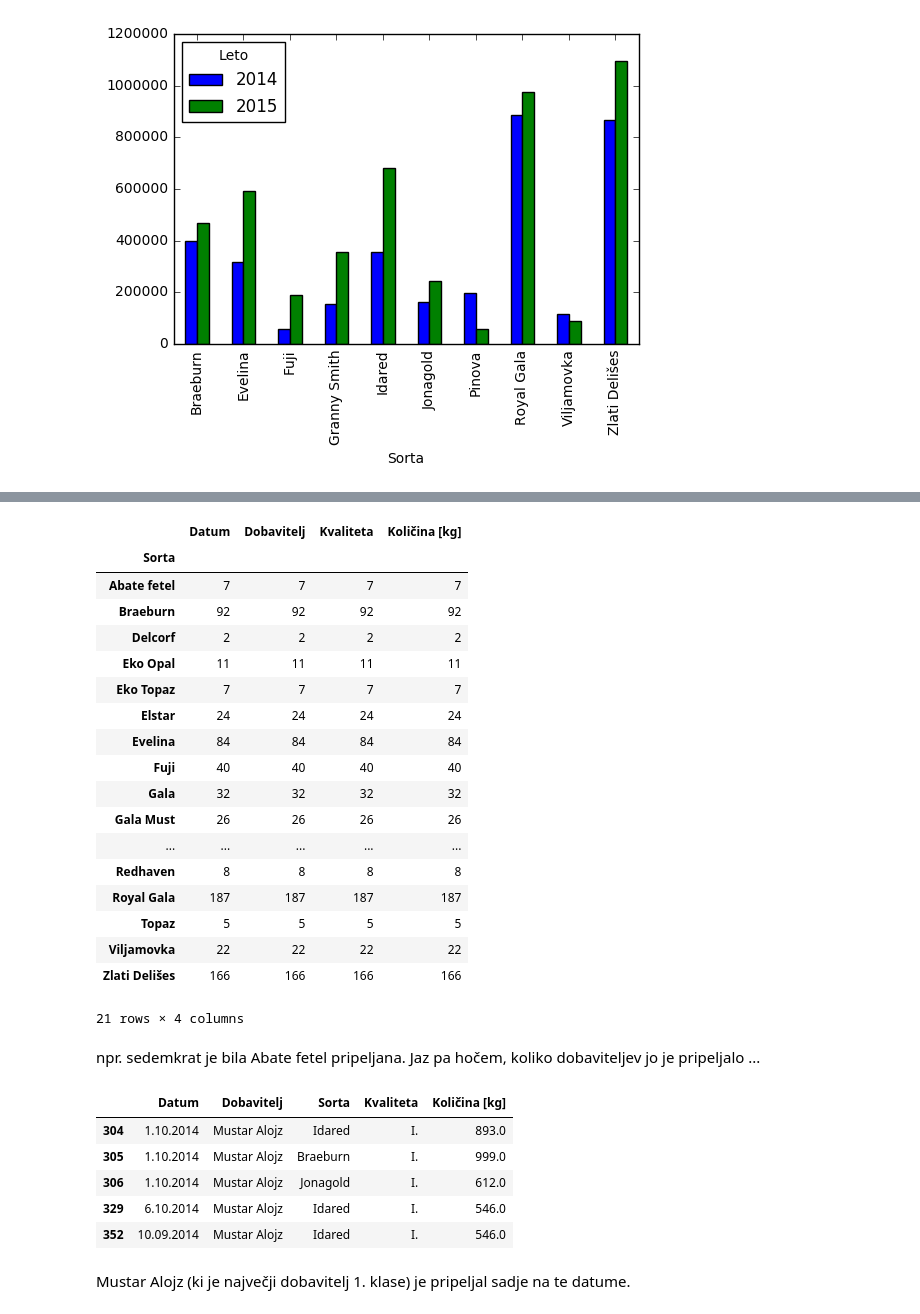
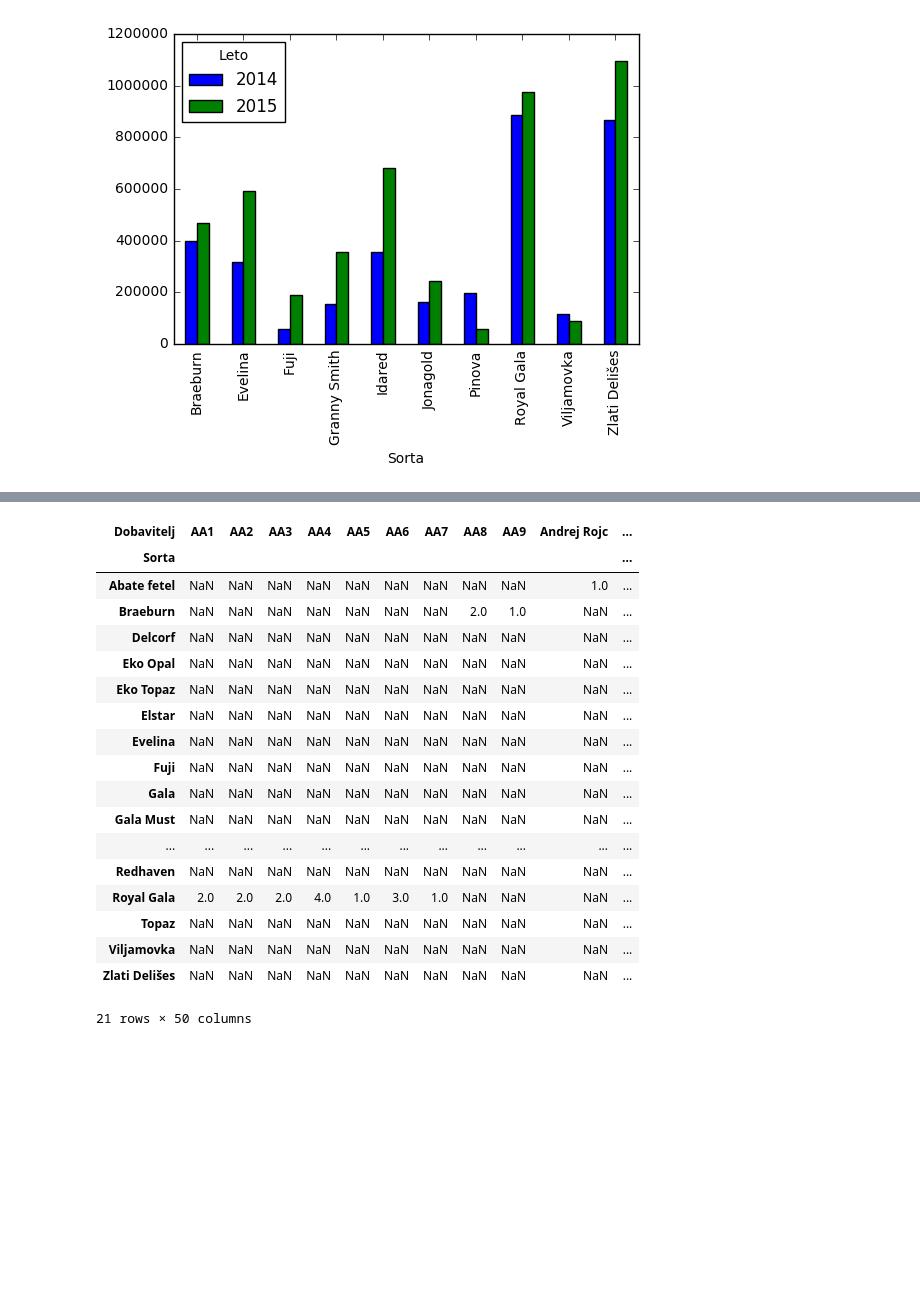
Before and after one commit to adrstvensek/Kvaliteta-prejetega-sadja, a Jupyter notebook: Projekt.ipynb, the cells around one changed output, grey strips where cells are left out. Cells and saved outputs as stored; diff of their text form; code cells hidden in the pictures; blank space fills up the shorter version.

```diff
--- a/Projekt.ipynb
+++ b/Projekt.ipynb
@@ -321,35 +343,23 @@ kvaliteta[['Sorta', 'Količina [kg]']]
-# %%
-kvaliteta.groupby(['Sorta']).count()
-# %% [output]
-|  | Datum | Dobavitelj | Kvaliteta | Količina [kg] |
-| Sorta |  |  |  |  |
-| Abate fetel | 7 | 7 | 7 | 7 |
-| Braeburn | 92 | 92 | 92 | 92 |
-| Delcorf | 2 | 2 | 2 | 2 |
-| Eko Opal | 11 | 11 | 11 | 11 |
-| Eko Topaz | 7 | 7 | 7 | 7 |
-| Elstar | 24 | 24 | 24 | 24 |
-| Evelina | 84 | 84 | 84 | 84 |
-| Fuji | 40 | 40 | 40 | 40 |
-| Gala | 32 | 32 | 32 | 32 |
-| Gala Must | 26 | 26 | 26 | 26 |
-| ... | ... | ... | ... | ... |
-| Redhaven | 8 | 8 | 8 | 8 |
-| Royal Gala | 187 | 187 | 187 | 187 |
-| Topaz | 5 | 5 | 5 | 5 |
-| Viljamovka | 22 | 22 | 22 | 22 |
-| Zlati Delišes | 166 | 166 | 166 | 166 |
-21 rows × 4 columns
-# %% [markdown]
-npr. sedemkrat je bila Abate fetel pripeljana. Jaz pa hočem, koliko dobaviteljev jo je pripeljalo ...
-# %%
-kvaliteta.groupby(['Dobavitelj']).get_group('Mustar Alojz')
-# %% [output]
-|  | Datum | Dobavitelj | Sorta | Kvaliteta | Količina [kg] |
-| 304 | 1.10.2014 | Mustar Alojz | Idared | I. | 893.0 |
-| 305 | 1.10.2014 | Mustar Alojz | Braeburn | I. | 999.0 |
-| 306 | 1.10.2014 | Mustar Alojz | Jonagold | I. | 612.0 |
-| 329 | 6.10.2014 | Mustar Alojz | Idared | I. | 546.0 |
-| 352 | 10.09.2014 | Mustar Alojz | Idared | I. | 546.0 |
-# %% [markdown]
-Mustar Alojz (ki je največji dobavitelj 1. klase) je pripeljal sadje na te datume.
+# %%
+sorte = kvaliteta.groupby(['Sorta', 'Dobavitelj']).size().unstack()
+sorte
+# %% [output]
+| Dobavitelj | AA1 | AA2 | AA3 | AA4 | AA5 | AA6 | AA7 | AA8 | AA9 | Andrej Rojc | ... |
+| Sorta |  |  |  |  |  |  |  |  |  |  | ... |
+| Abate fetel | NaN | NaN | NaN | NaN | NaN | NaN | NaN | NaN | NaN | 1.0 | ... |
+| Braeburn | NaN | NaN | NaN | NaN | NaN | NaN | NaN | 2.0 | 1.0 | NaN | ... |
+| Delcorf | NaN | NaN | NaN | NaN | NaN | NaN | NaN | NaN | NaN | NaN | ... |
+| Eko Opal | NaN | NaN | NaN | NaN | NaN | NaN | NaN | NaN | NaN | NaN | ... |
+| Eko Topaz | NaN | NaN | NaN | NaN | NaN | NaN | NaN | NaN | NaN | NaN | ... |
+| Elstar | NaN | NaN | NaN | NaN | NaN | NaN | NaN | NaN | NaN | NaN | ... |
+| Evelina | NaN | NaN | NaN | NaN | NaN | NaN | NaN | NaN | NaN | NaN | ... |
+| Fuji | NaN | NaN | NaN | NaN | NaN | NaN | NaN | NaN | NaN | NaN | ... |
+| Gala | NaN | NaN | NaN | NaN | NaN | NaN | NaN | NaN | NaN | NaN | ... |
+| Gala Must | NaN | NaN | NaN | NaN | NaN | NaN | NaN | NaN | NaN | NaN | ... |
+| ... | ... | ... | ... | ... | ... | ... | ... | ... | ... | ... | ... |
+| Redhaven | NaN | NaN | NaN | NaN | NaN | NaN | NaN | NaN | NaN | NaN | ... |
+| Royal Gala | 2.0 | 2.0 | 2.0 | 4.0 | 1.0 | 3.0 | 1.0 | NaN | NaN | NaN | ... |
+| Topaz | NaN | NaN | NaN | NaN | NaN | NaN | NaN | NaN | NaN | NaN | ... |
+| Viljamovka | NaN | NaN | NaN | NaN | NaN | NaN | NaN | NaN | NaN | NaN | ... |
+| Zlati Delišes | NaN | NaN | NaN | NaN | NaN | NaN | NaN | NaN | NaN | NaN | ... |
+21 rows × 50 columns
```
Also changed, not shown: parts of 26 cells of this notebook.
